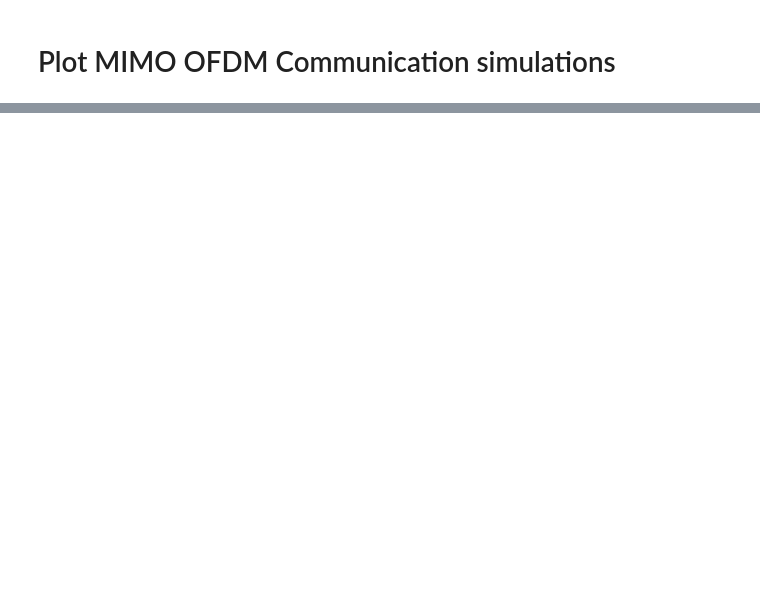
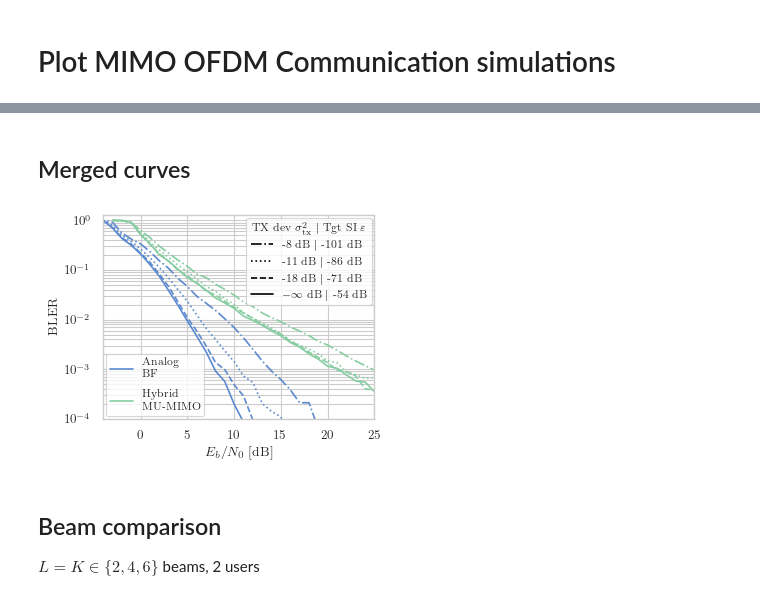
Before and after one commit to rodrihgh/CISSIR, a Jupyter notebook: notebooks/analysis/link_level.ipynb, the cells around one changed output, grey strips where cells are left out. Drawn from its saved outputs; the diff is of its cells as text; code cells hidden in the pictures; blank space fills up the shorter version.

```diff
--- a/notebooks/analysis/link_level.ipynb
+++ b/notebooks/analysis/link_level.ipynb
@@ -73,0 +119,62 @@ Simulation duration: 0:37:56
+# %% [markdown]
+## Merged curves
+# %%
+fname="bler"
+
+ber_sims = anlg_sims["bler"][1:] + mu_sims["bler"][1:]
+ebno_db = [anlg_sims["ebno_db"], mu_sims["ebno_db"]]
+
+tx_devs = anlg_sims["codebook_dev"]
+cb_si = anlg_sims["codebook_si"]
+
+fig, ax = plt.subplots()
+
+ax.set_xlabel(r"$E_b/N_0$ [dB]")
+ax.set_ylabel("BLER")
+ax.grid(which="both")
+
+bit_per_symbol = 2
+
+legend = [r"$-\infty$ dB $|$ " + f"{cb_si[1]:.0f} dB",
+          f"{tx_devs[2]:.0f} dB $|$ " + f"{cb_si[2]:.0f} dB",
+          f"{tx_devs[3]:.0f} dB $|$ " + f"{cb_si[3]:.0f} dB",
+          f"{tx_devs[4]:.0f} dB $|$ " + f"{cb_si[4]:.0f} dB",]
+
+xmin = -4.0
+xmax = 25
+ymin = 1e-4
+ymax = 1.3
+
+ncurves = 4
+lines = []
+for i, ber in enumerate(ber_sims):
+    ebno_vals = ebno_db[i//ncurves]
+    color = viz.b if i//ncurves == 0 else viz.g
+    if i % ncurves == 0:
+        ax.set_prop_cycle(None)
+    ln, = ax.semilogy(ebno_vals, ber, c=color)
+    lines.append(ln)
+
+ax.set_xlim([xmin, xmax])
+ax.set_ylim([ymin, ymax])
+
+fontsize = 8.0
+lgd = ax.legend(legend, title=r"TX dev $\sigma_{\mathrm{tx}}^2$ $|$ Tgt SI $\varepsilon$",
+          borderaxespad=0.25, title_fontsize=fontsize, fontsize=fontsize, #title=r"TX deviation $\sigma_{\mathrm{tx}}^2$",
+          alignment="center", reverse=True, ncol=1, loc="upper right", columnspacing=0.8)
+[lh.set_color('black') for lh in lgd.legend_handles]
+ax.add_artist(lgd)
+lgd2 = ax.legend(labels=["Analog\nBF", "Hybrid\nMU-MIMO"], handles=[lines[0], lines[ncurves]],
+                 borderaxespad=0.25, title_fontsize=fontsize, fontsize=fontsize, labelspacing=1,
+                 alignment="center", ncol=1, loc="lower left")
+
+ax.grid()
+
+plt.savefig(plot_path/f"{fname}.pgf", bbox_inches="tight")
+plt.savefig(plot_path/f"{fname}.pdf", bbox_inches="tight")
+# %% [output]
+[figure, added]
+# %% [markdown]
+## Beam comparison
+
+$L=K\in\lbrace 2,4,6\rbrace$ beams, 2 users
```
Also changed, not shown: parts of 11 cells of this notebook, 1 other file.
